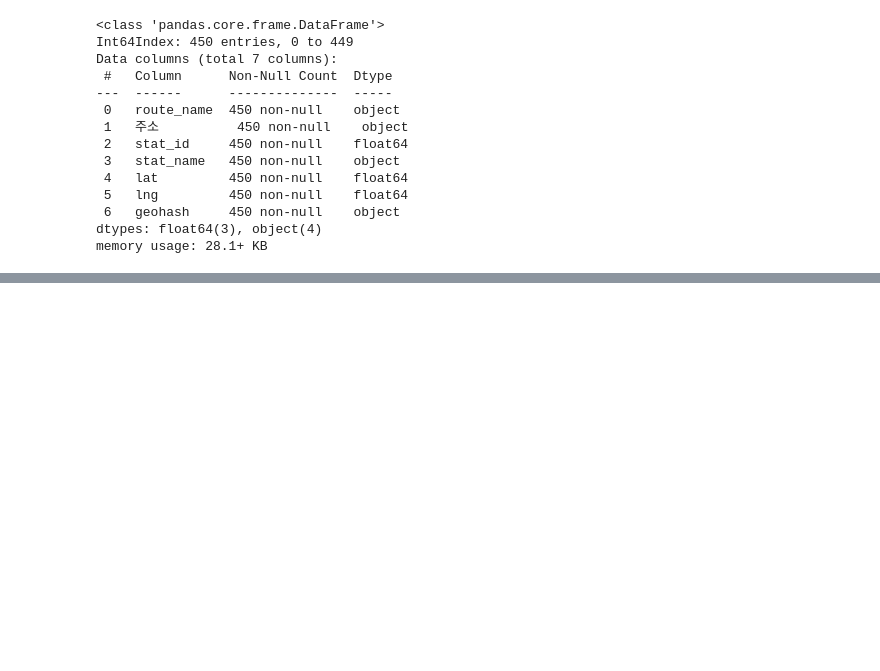
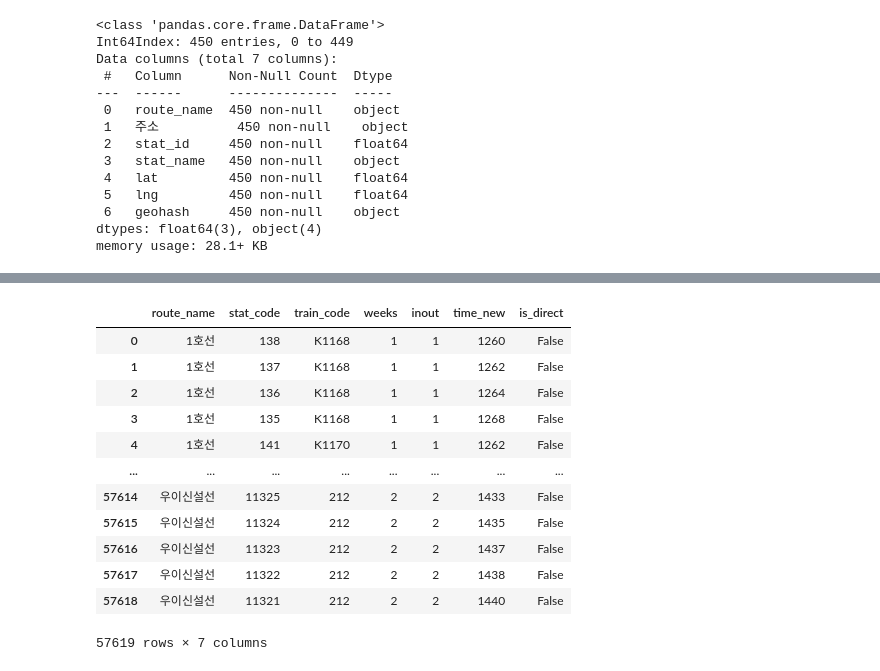
Before and after one commit to 23-1-CauCapstone-Team3/DataPreprocessing, a Jupyter notebook: train/seoul.ipynb, the cells around one changed output, grey strips where cells are left out. Saved outputs shown, nothing was run; the diff lists cells and outputs as text; code cells hidden in the pictures; blank space fills up the shorter version.

```diff
--- a/train/seoul.ipynb
+++ b/train/seoul.ipynb
@@ -260,0 +295,9 @@ result_station.to_csv("../hub/resul_all_train_station_in_seoul.csv")
+# %%
+# 급행 정보 추가
+filenames = ["경의중앙선", "경춘선", "공항철도선", "1호선", "2호선", "3호선", "4호선",
+             "5호선", "6호선", "7호선", "8호선", "9호선", "수인분당선", "신림선", "신분당선", "우이신설선"]
+
+timetables = [0] * len(filenames)
+for i in range(len(timetables)):
+    timetables[i] = pd.read_csv(
+        "./timetable/result_2_final_after_9pm/" + filenames[i] + ".csv")
@@ -260,0 +316,9 @@ result_station.to_csv("../hub/resul_all_train_station_in_seoul.csv")
+# %%
+timetables_order = [0] * len(timetables)
+
+for i in range(len(timetables)):
+    timetables_order[i] = set(timetables[i].columns) - \
+        set(['열차번호', '출발시간', '도착시간', '출발역사명', '도착역사명', '요일', '방향',
+             '급행선'])
+    cols = set(timetables[i].columns) - set(["열차번호", "요일", "방향", "급행선"])
+    timetables[i] = timetables[i].drop(columns=list(cols))
@@ -260,0 +388,40 @@ result_station.to_csv("../hub/resul_all_train_station_in_seoul.csv")
+# %%
+pd.set_option('mode.chained_assignment',  None)
+
+timetable.insert(6, "is_direct", False)
+
+for i in range(len(timetables)) :
+    timetables[i]['노선명'] = filenames[i]
+
+# isDirect 정보 추가
+for i in range(len(timetables) - 3) :
+    # print(filenames[i])
+    for j in range(len(timetables[i])) :
+        row = timetables[i].loc[j]
+
+        trainId = row["열차번호"]
+        week = row["요일"]
+        inout = row["방향"]
+        isDirect = row["급행선"]
+
+        timetable[(timetable["train_code"] == trainId) & (timetable["weeks"] == week) & (timetable["inout"] == inout) & (timetable["route_name"] == filenames[i])]["is_direct"] = isDirect
+# %%
+timetable[timetable["route_name"] == "신림선"]["is_direct"] = False
+timetable[timetable["route_name"] == "신분당선"]["is_direct"] = False
+timetable[timetable["route_name"] == "우이신설선"]["is_direct"] = False
+# %%
+timetable
+# %% [output]
+|  | route_name | stat_code | train_code | weeks | inout | time_new | is_direct |
+| 0 | 1호선 | 138 | K1168 | 1 | 1 | 1260 | False |
+| 1 | 1호선 | 137 | K1168 | 1 | 1 | 1262 | False |
+| 2 | 1호선 | 136 | K1168 | 1 | 1 | 1264 | False |
+| 3 | 1호선 | 135 | K1168 | 1 | 1 | 1268 | False |
+| 4 | 1호선 | 141 | K1170 | 1 | 1 | 1262 | False |
+| ... | ... | ... | ... | ... | ... | ... | ... |
+| 57614 | 우이신설선 | 11325 | 212 | 2 | 2 | 1433 | False |
+| 57615 | 우이신설선 | 11324 | 212 | 2 | 2 | 1435 | False |
+| 57616 | 우이신설선 | 11323 | 212 | 2 | 2 | 1437 | False |
+| 57617 | 우이신설선 | 11322 | 212 | 2 | 2 | 1438 | False |
+| 57618 | 우이신설선 | 11321 | 212 | 2 | 2 | 1440 | False |
+57619 rows × 7 columns
```
Also changed, not shown: parts of 14 cells of this notebook, 2 other files.
